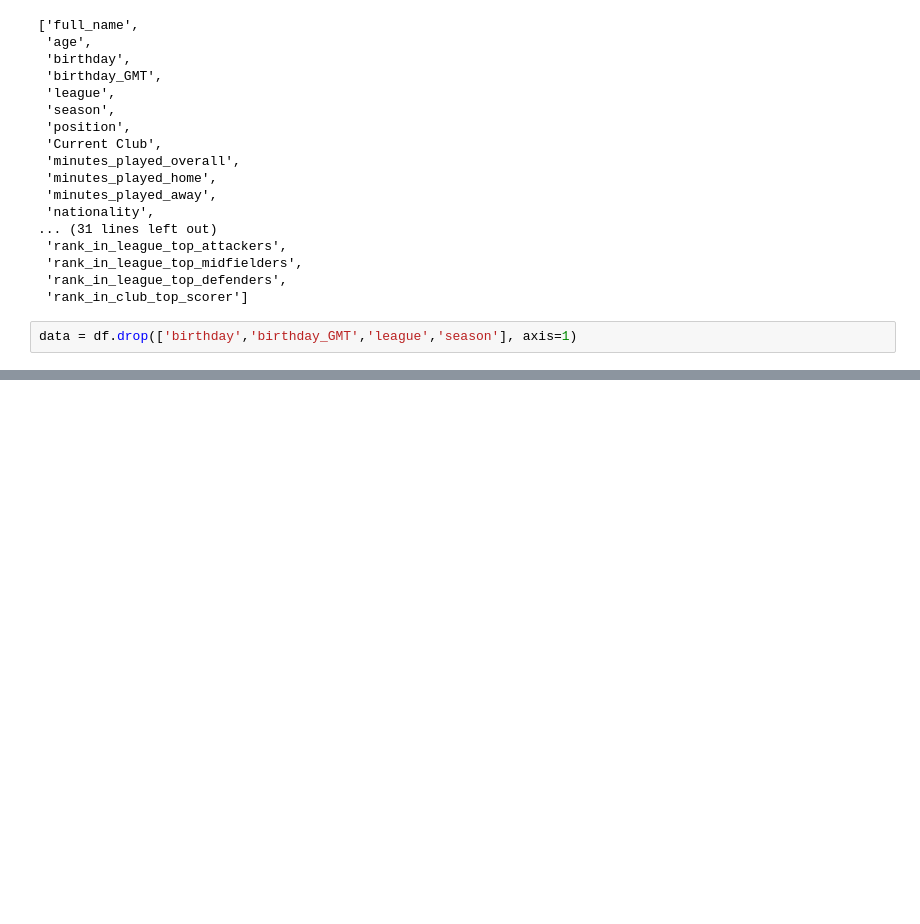
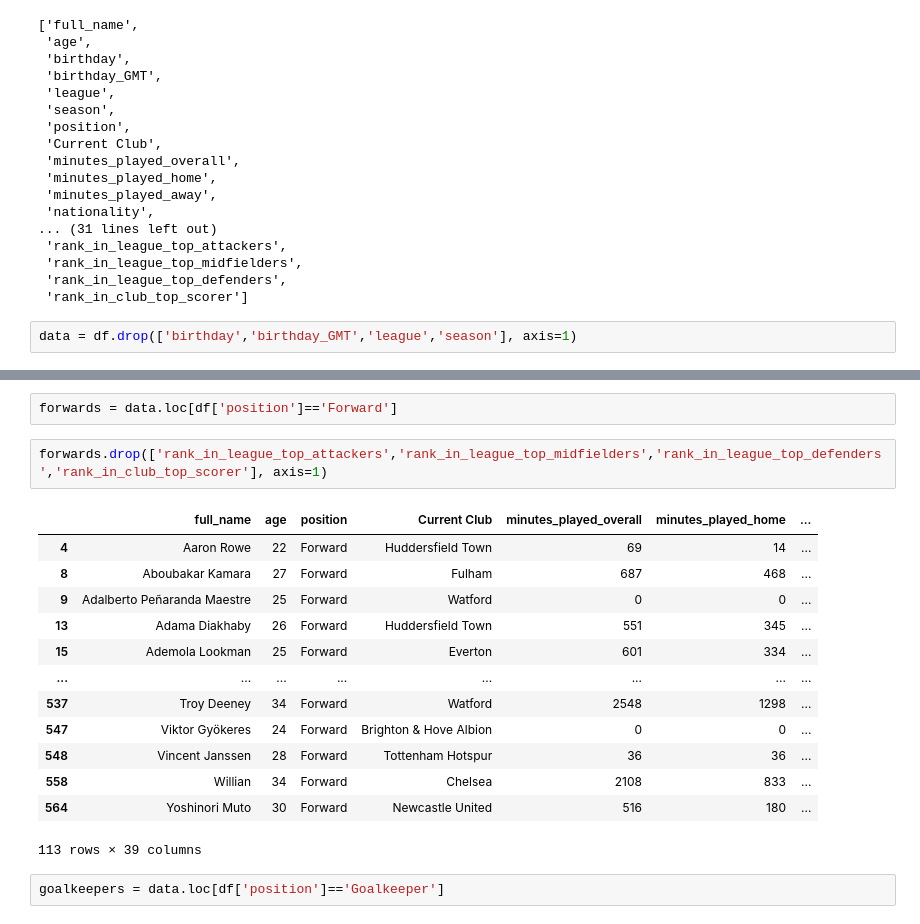
Before and after one commit to sambuddharay/FinalYearProject, a Jupyter notebook: roughStatisticalModel/roughstatisticalmodel.ipynb, the cells around one changed output, grey strips where cells are left out. Saved outputs shown, nothing was run; the diff lists cells and outputs as text; blank space fills up the shorter version.

```diff
--- a/roughStatisticalModel/roughstatisticalmodel.ipynb
+++ b/roughStatisticalModel/roughstatisticalmodel.ipynb
@@ -46,0 +97,20 @@ data = df.drop(['birthday','birthday_GMT','league','season'], axis=1)
+# %%
+forwards = data.loc[df['position']=='Forward']
+# %%
+forwards.drop(['rank_in_league_top_attackers','rank_in_league_top_midfielders','rank_in_league_top_defenders','rank_in_club_top_scorer'], axis=1)
+# %% [output]
+|  | full_name | age | position | Current Club | minutes_played_overall | minutes_played_home | ... |
+| 4 | Aaron Rowe | 22 | Forward | Huddersfield Town | 69 | 14 | ... |
+| 8 | Aboubakar Kamara | 27 | Forward | Fulham | 687 | 468 | ... |
+| 9 | Adalberto Peñaranda Maestre | 25 | Forward | Watford | 0 | 0 | ... |
+| 13 | Adama Diakhaby | 26 | Forward | Huddersfield Town | 551 | 345 | ... |
+| 15 | Ademola Lookman | 25 | Forward | Everton | 601 | 334 | ... |
+| ... | ... | ... | ... | ... | ... | ... | ... |
+| 537 | Troy Deeney | 34 | Forward | Watford | 2548 | 1298 | ... |
+| 547 | Viktor Gyökeres | 24 | Forward | Brighton & Hove Albion | 0 | 0 | ... |
+| 548 | Vincent Janssen | 28 | Forward | Tottenham Hotspur | 36 | 36 | ... |
+| 558 | Willian | 34 | Forward | Chelsea | 2108 | 833 | ... |
+| 564 | Yoshinori Muto | 30 | Forward | Newcastle United | 516 | 180 | ... |
+113 rows × 39 columns
+# %%
+goalkeepers = data.loc[df['position']=='Goalkeeper']
```
Also changed, not shown: parts of 7 cells of this notebook.
